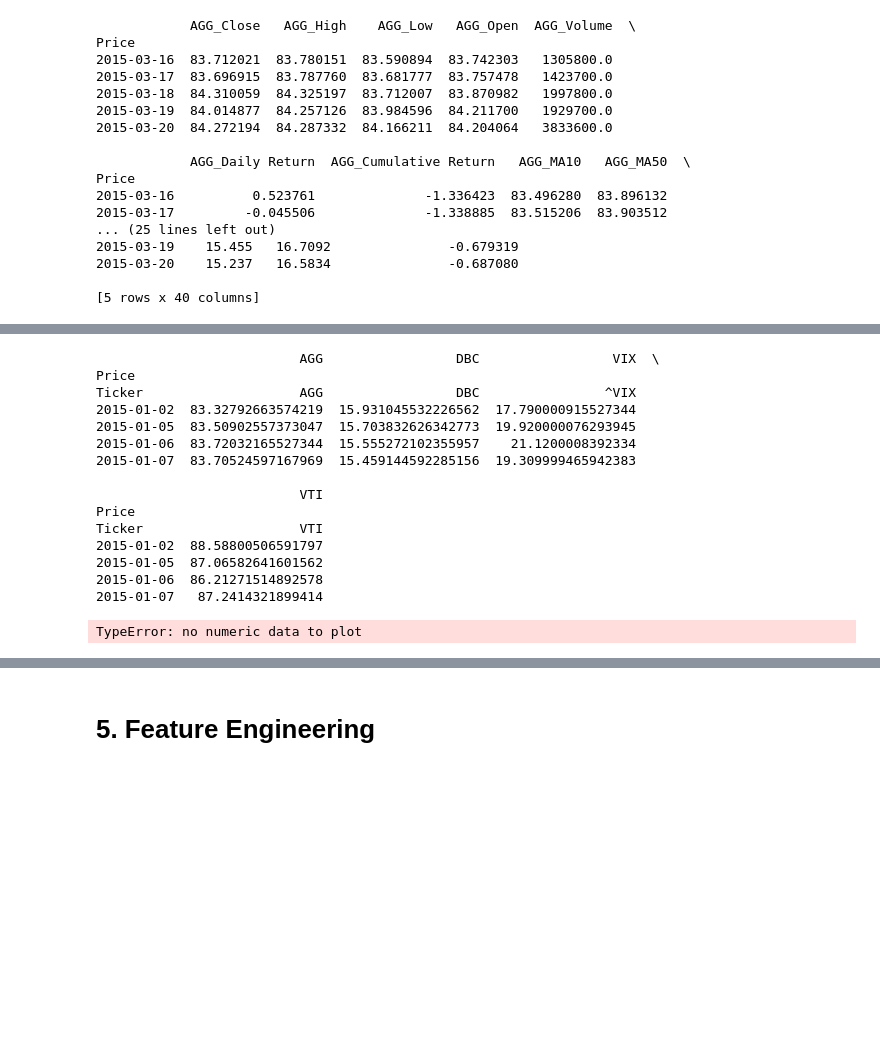
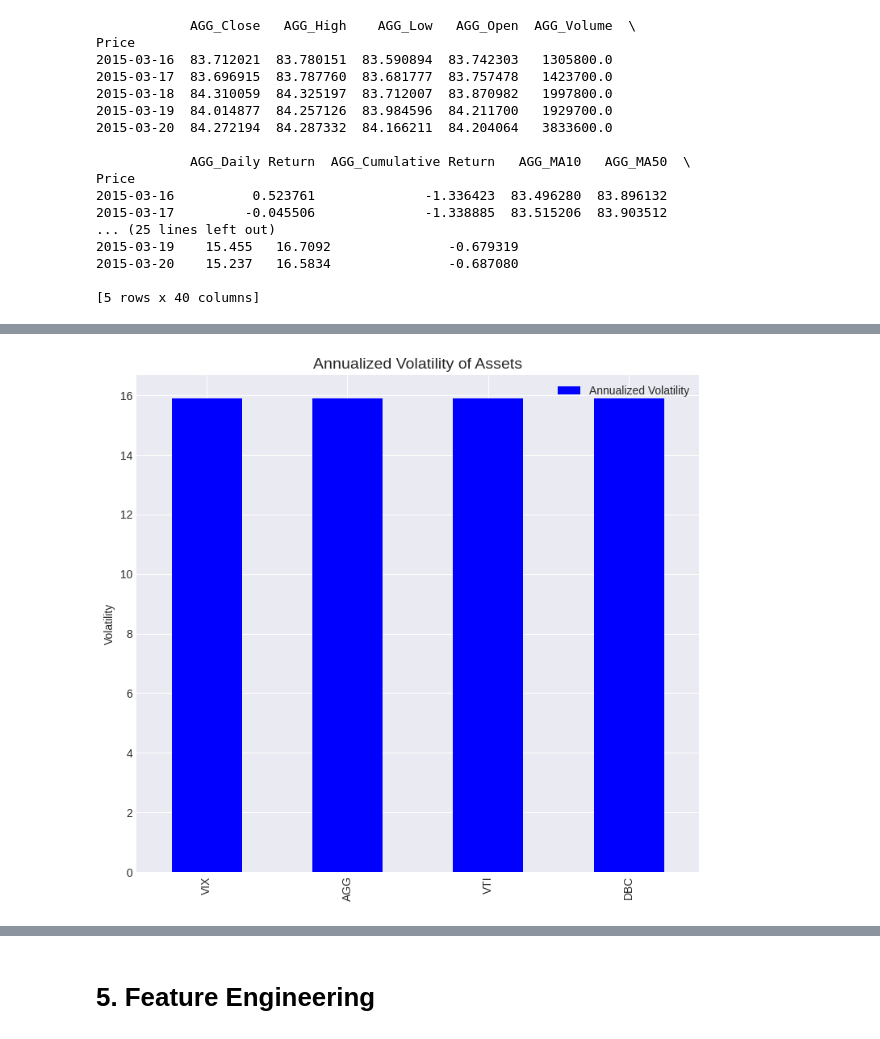
Before and after one commit to Saisha0512/Portfolio_Optimization_ML_DL, a Jupyter notebook: Portfolio_Optimization_ML_DL.ipynb, the cells around one changed output, grey strips where cells are left out. Cells and saved outputs as stored; diff of their text form; code cells hidden in the pictures; blank space fills up the shorter version.

Commit message:
Data Collection, Preprocessing, EDA done

```diff
--- a/Portfolio_Optimization_ML_DL.ipynb
+++ b/Portfolio_Optimization_ML_DL.ipynb
@@ -324,35 +326,0 @@ plt.show()
-# %%
-# Combining Closing Prices into one Dataframe (for simplicity)
-assets = pd.DataFrame({
-    "AGG": agg["Close"],
-    "DBC": dbc["Close"],
-    "VIX": vix["Close"],
-    "VTI": vti["Close"]
-})
-
-# Dropping missing values
-assets = assets.dropna()
-
-# Viewing the final data
-print(assets.head())
-assets.plot(title="Asset Prices Over Time", figsize=(12, 6))
-plt.ylabel("Price")
-plt.grid(True)
-plt.show()
-# %% [output]
-                          AGG                 DBC                 VIX  \
-Price
-Ticker                    AGG                 DBC                ^VIX
-2015-01-02  83.32792663574219  15.931045532226562  17.790000915527344
-2015-01-05  83.50902557373047  15.703832626342773  19.920000076293945
-2015-01-06  83.72032165527344  15.555272102355957    21.1200008392334
-2015-01-07  83.70524597167969  15.459144592285156  19.309999465942383
-
-                          VTI
-Price
-Ticker                    VTI
-2015-01-02  88.58800506591797
-2015-01-05  87.06582641601562
-2015-01-06  86.21271514892578
-2015-01-07   87.2414321899414
-TypeError: no numeric data to plot
@@ -385,0 +327,15 @@ plt.show()
+# %%
+# Plotting the Volatility (Standard Deviation of Daily Returns)
+volatility = {
+    asset: df[f'{asset}_Daily Return'].std() * np.sqrt(252)  # annualized
+    for asset in ['AGG', 'VTI', 'DBC', 'VIX']
+}
+
+vol_df = pd.DataFrame.from_dict(volatility, orient='index', columns=['Annualized Volatility'])
+vol_df.sort_values('Annualized Volatility', ascending=False).plot(kind='bar', figsize=(9, 8), color='blue')
+plt.title("Annualized Volatility of Assets", fontsize=14)
+plt.ylabel("Volatility")
+plt.grid(True)
+plt.show()
+# %% [output]
+[figure, added]
```
Also changed, not shown: parts of 12 cells of this notebook.
